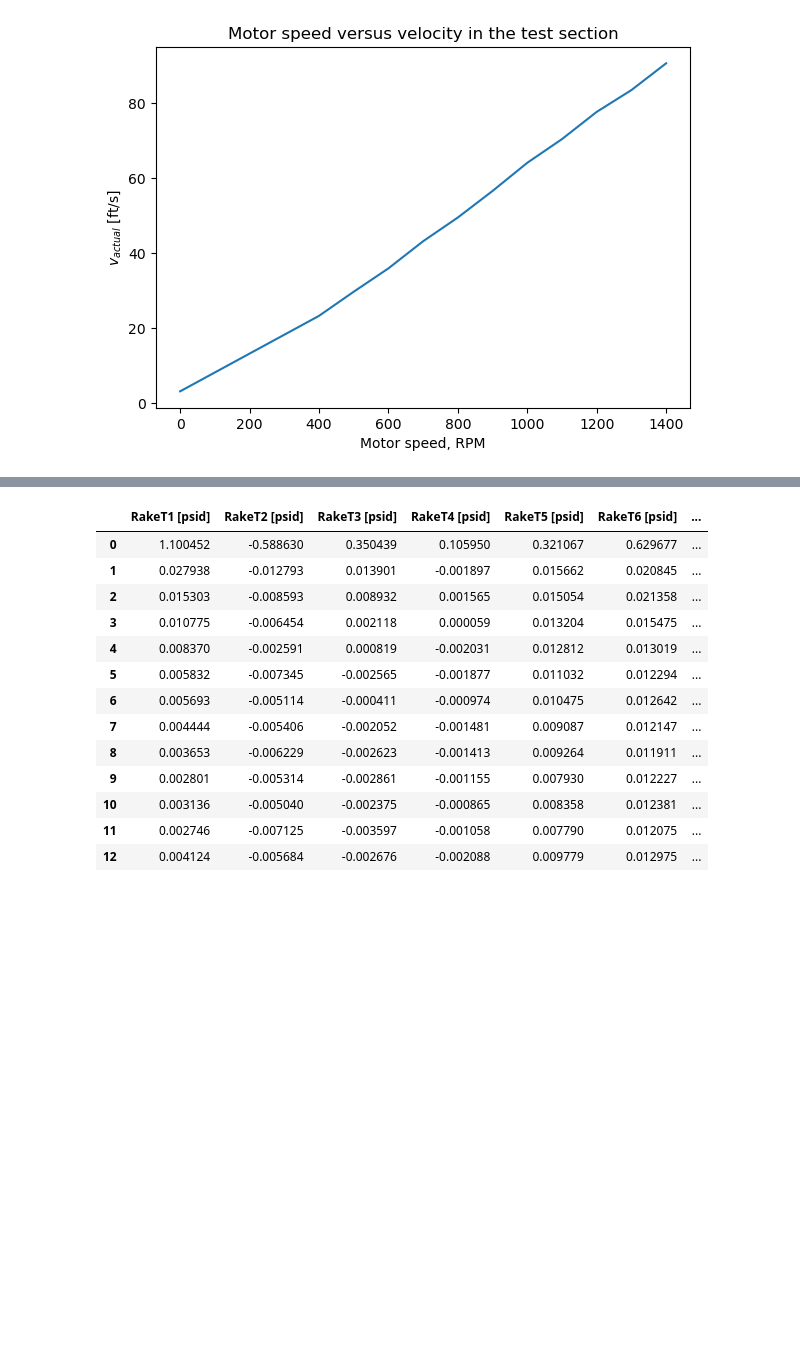
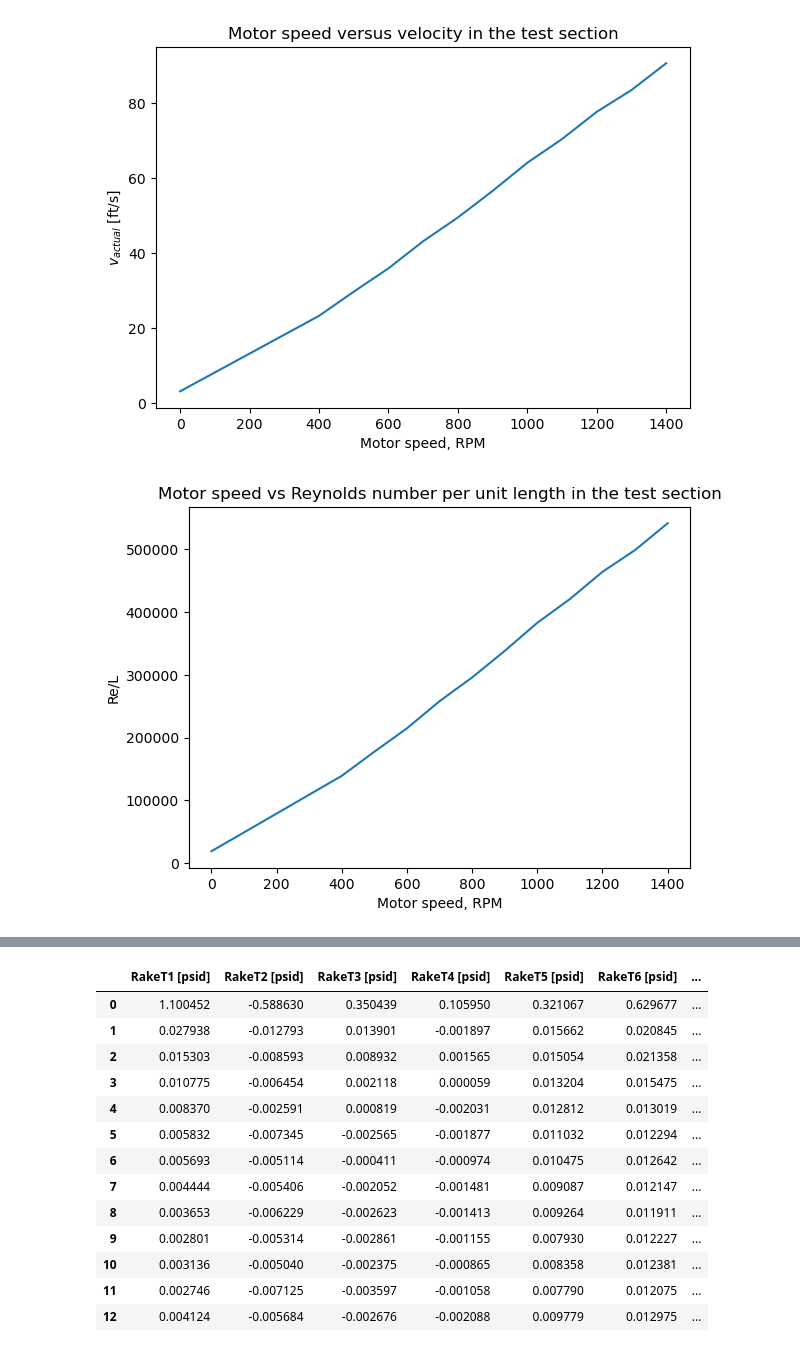
Before and after one commit to insfyre/ae460-fa24-abx, a Jupyter notebook: lab1/lab1.ipynb, the cells around one changed output, grey strips where cells are left out. Cells and saved outputs as stored; diff of their text form; code cells hidden in the pictures; blank space fills up the shorter version.

```diff
--- a/lab1/lab1.ipynb
+++ b/lab1/lab1.ipynb
@@ -156,3 +166,13 @@ plt.savefig("2_rpmvsv_actual.jpg", dpi = 300)
 plt.show()
 # %% [output]
 [figure]
+# %%
+plt.plot(rpm_df['Motor RPM'],rpm_df['Re/L'])
+plt.xlabel("Motor speed, RPM")
+plt.ylabel('Re/L')
+plt.title("Motor speed vs Reynolds number per unit length in the test section")
+plt.tight_layout(pad=2.0)
+plt.savefig("2_rpmvsRe.jpg", dpi = 300)
+plt.show()
+# %% [output]
+[figure, added]
```
Also changed, not shown: parts of 2 cells of this notebook, 3 other files.
